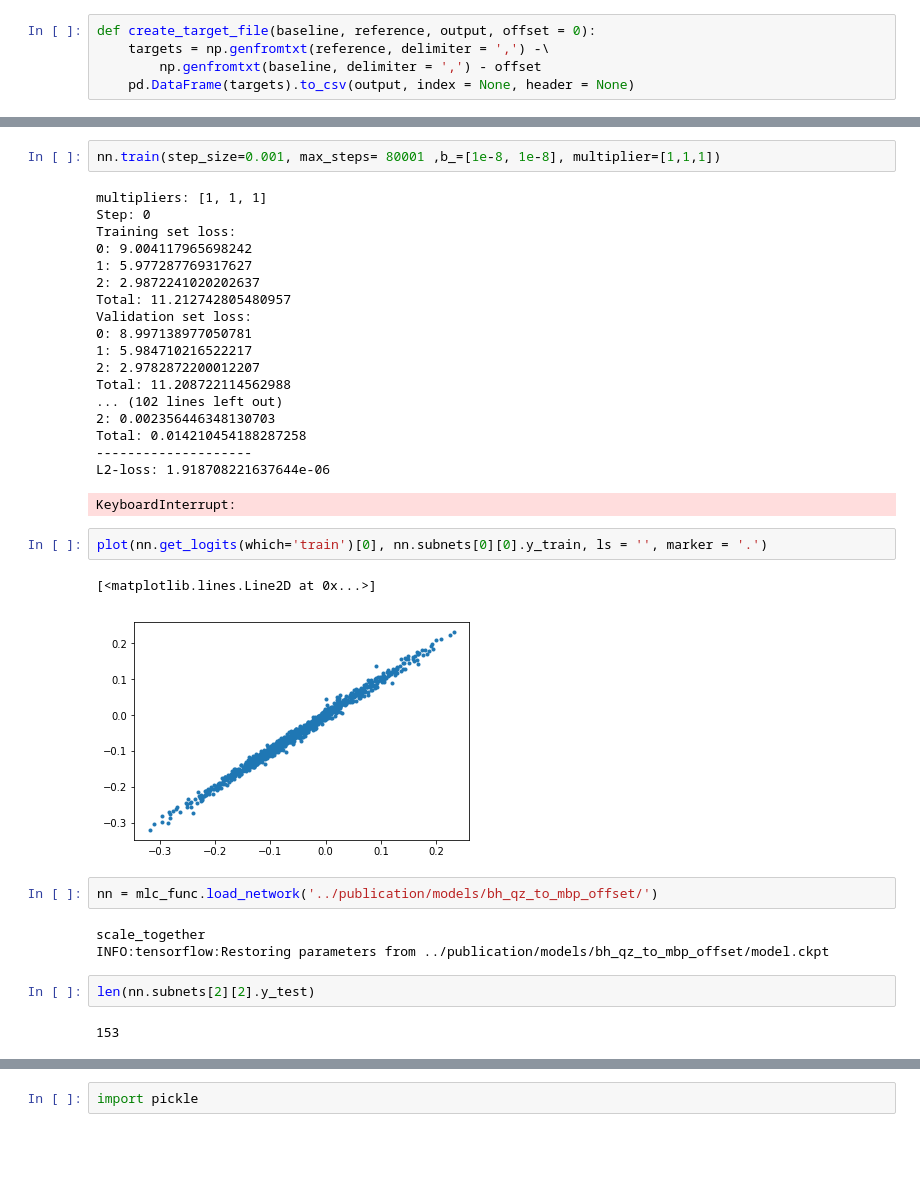
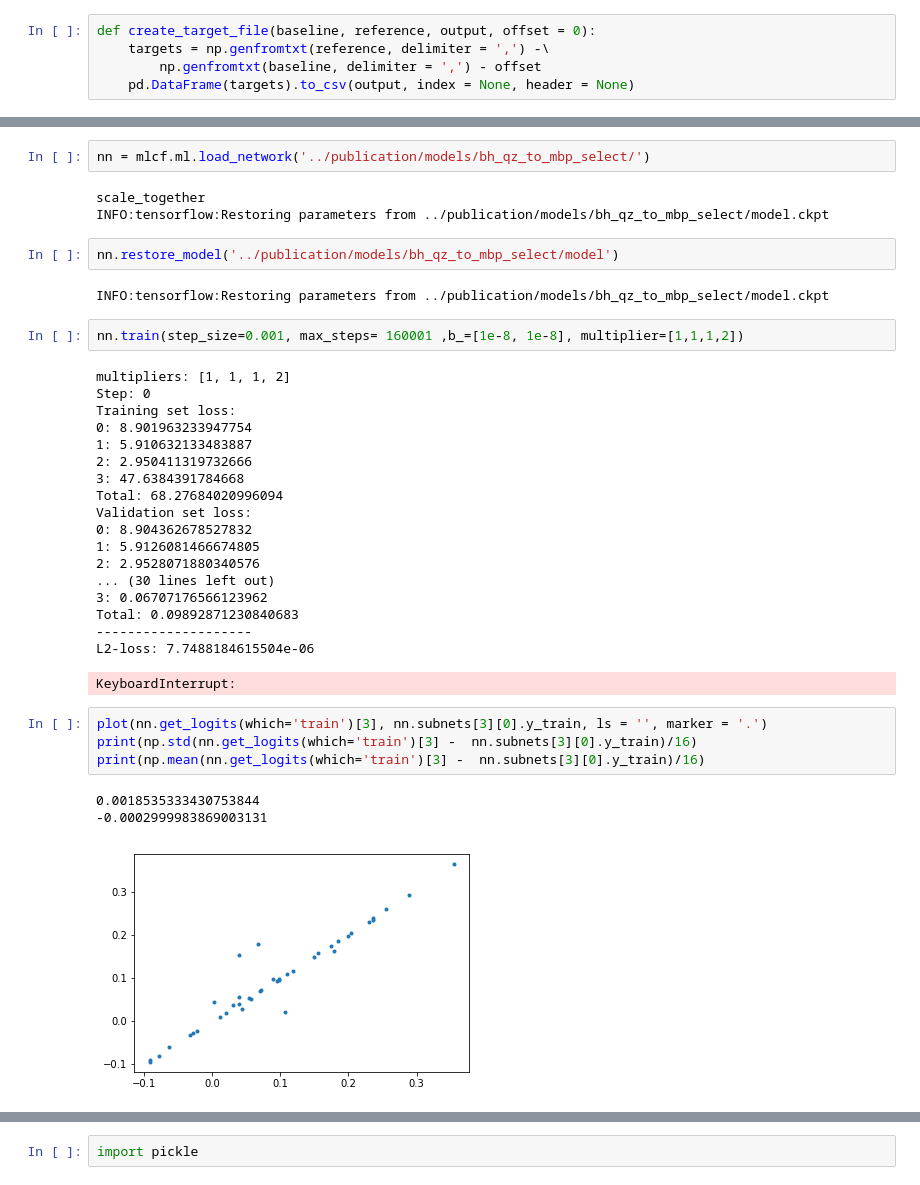
Before and after one commit to semodi/mlcf, a Jupyter notebook: jupyter/build_energy_model.ipynb, the cells around one changed output, grey strips where cells are left out. Drawn from its saved outputs; the diff is of its cells as text; blank space fills up the shorter version.

```diff
--- a/jupyter/build_energy_model.ipynb
+++ b/jupyter/build_energy_model.ipynb
@@ -35,35 +48,38 @@ KeyboardInterrupt:
+# %%
+nn = mlcf.ml.load_network('../publication/models/bh_qz_to_mbp_select/')
+# %% [output]
+scale_together
+INFO:tensorflow:Restoring parameters from ../publication/models/bh_qz_to_mbp_select/model.ckpt
+# %%
+nn.restore_model('../publication/models/bh_qz_to_mbp_select/model')
+# %% [output]
+INFO:tensorflow:Restoring parameters from ../publication/models/bh_qz_to_mbp_select/model.ckpt
 # %%
-nn.train(step_size=0.001, max_steps= 80001 ,b_=[1e-8, 1e-8], multiplier=[1,1,1])
+nn.train(step_size=0.001, max_steps= 160001 ,b_=[1e-8, 1e-8], multiplier=[1,1,1,2])
 # %% [output]
-multipliers: [1, 1, 1]
+multipliers: [1, 1, 1, 2]
 Step: 0
 Training set loss:
-0: 9.004117965698242
-1: 5.977287769317627
-2: 2.9872241020202637
-Total: 11.212742805480957
+0: 8.901963233947754
+1: 5.910632133483887
+2: 2.950411319732666
+3: 47.6384391784668
+Total: 68.27684020996094
 Validation set loss:
-0: 8.997138977050781
-1: 5.984710216522217
-2: 2.9782872200012207
-Total: 11.208722114562988
-... (102 lines left out)
-2: 0.002356446348130703
-Total: 0.014210454188287258
+0: 8.904362678527832
+1: 5.9126081466674805
+2: 2.9528071880340576
+... (30 lines left out)
+3: 0.06707176566123962
+Total: 0.09892871230840683
 --------------------
-L2-loss: 1.918708221637644e-06
+L2-loss: 7.7488184615504e-06
 KeyboardInterrupt:
-# %%
-plot(nn.get_logits(which='train')[0], nn.subnets[0][0].y_train, ls = '', marker = '.')
-# %% [output]
-[<matplotlib.lines.Line2D at 0x...>]
-[figure, removed]
-# %%
-nn = mlc_func.load_network('../publication/models/bh_qz_to_mbp_offset/')
-# %% [output]
-scale_together
-INFO:tensorflow:Restoring parameters from ../publication/models/bh_qz_to_mbp_offset/model.ckpt
-# %%
-len(nn.subnets[2][2].y_test)
-# %% [output]
-153
+# %%
+plot(nn.get_logits(which='train')[3], nn.subnets[3][0].y_train, ls = '', marker = '.')
+print(np.std(nn.get_logits(which='train')[3] -  nn.subnets[3][0].y_train)/16)
+print(np.mean(nn.get_logits(which='train')[3] -  nn.subnets[3][0].y_train)/16)
+# %% [output]
+0.0018535333430753844
+-0.0002999983869003131
+[figure, added]
```
Also changed, not shown: parts of 9 cells of this notebook, 6 other files.
